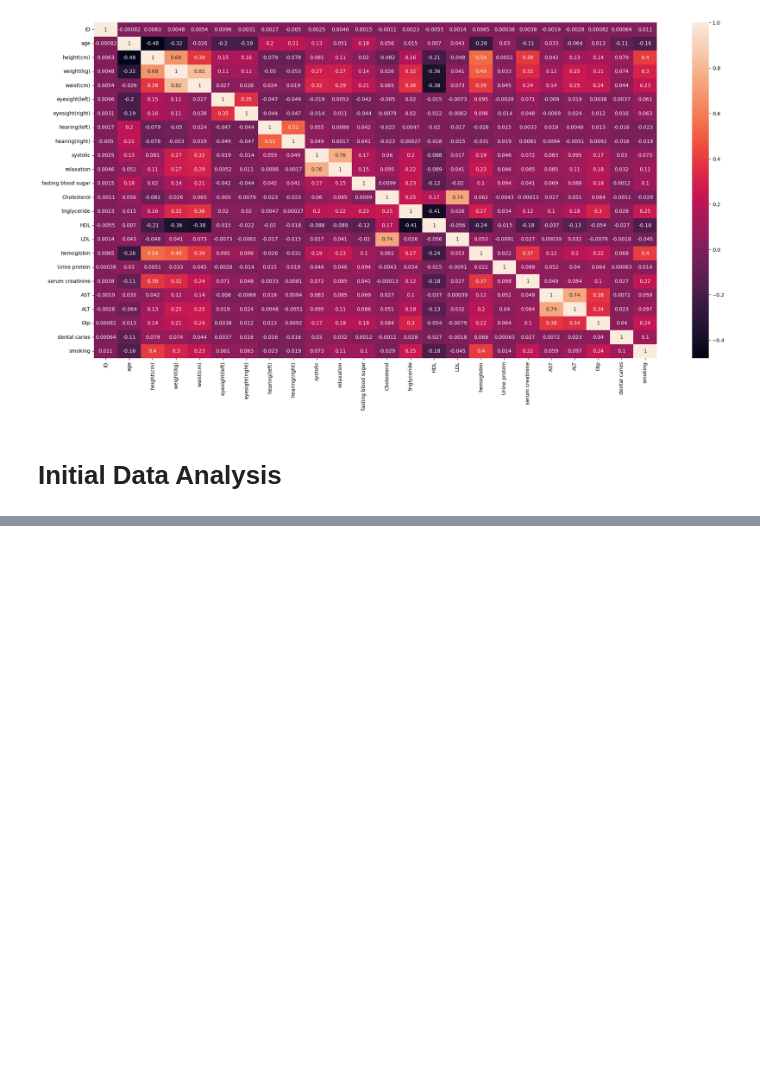
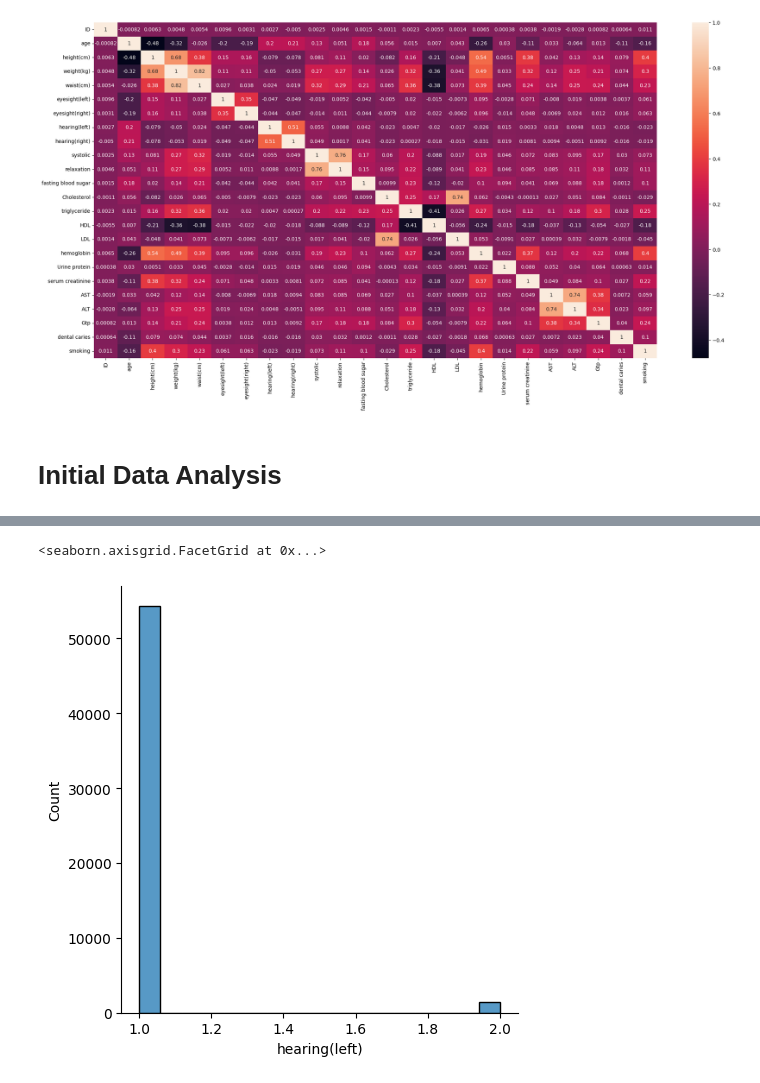
Before and after one commit to Renga1999/Data_Mining_Project_Body_Signal_due_to_smoking, a Jupyter notebook: Team2_python_project.ipynb, the cells around one changed output, grey strips where cells are left out. Cells and saved outputs as stored; diff of their text form; code cells hidden in the pictures; blank space fills up the shorter version.

```diff
--- a/Team2_python_project.ipynb
+++ b/Team2_python_project.ipynb
@@ -115,0 +122,5 @@ sns.heatmap(df.corr(), annot= True).figure.set_size_inches(25, 12)
+# %%
+sns.displot(df["hearing(left)"])
+# %% [output]
+<seaborn.axisgrid.FacetGrid at 0x...>
+[figure, added]
```
Also changed, not shown: parts of 5 cells of this notebook.
